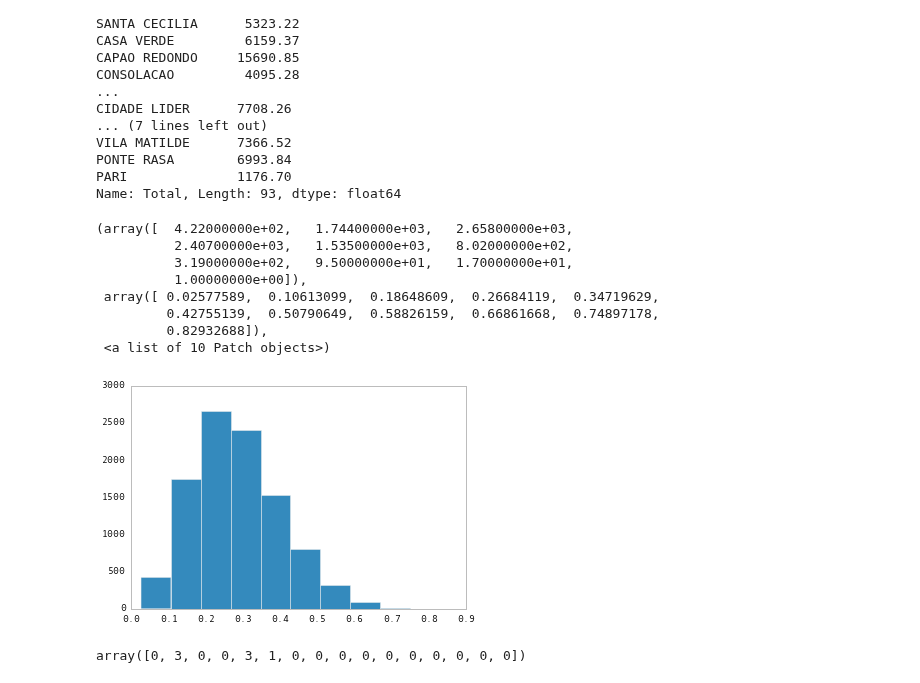
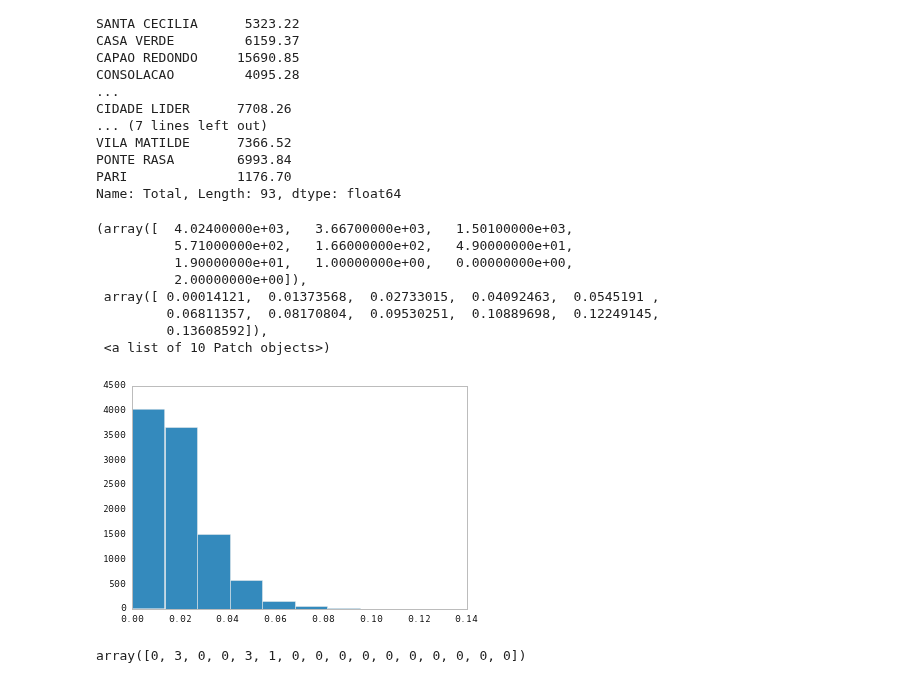
Before and after one commit to fonnesbeck/SaoPauloMeasles, a Jupyter notebook: Spatial Measles Model.ipynb, the cells around one changed output. Drawn from its saved outputs; the diff is of its cells as text; code cells hidden in the pictures.

```diff
--- a/Spatial Measles Model.ipynb
+++ b/Spatial Measles Model.ipynb
@@ -349,17 +349,17 @@ PARI              1176.70
 Name: Total, Length: 93, dtype: float64
 # %%
 from pymc import rbeta
-plt.hist(rbeta(4, 10, 10000))
+plt.hist(rbeta(2, 100, 10000))
 # %% [output]
-(array([  4.22000000e+02,   1.74400000e+03,   2.65800000e+03,
-          2.40700000e+03,   1.53500000e+03,   8.02000000e+02,
-          3.19000000e+02,   9.50000000e+01,   1.70000000e+01,
-          1.00000000e+00]),
- array([ 0.02577589,  0.10613099,  0.18648609,  0.26684119,  0.34719629,
-         0.42755139,  0.50790649,  0.58826159,  0.66861668,  0.74897178,
-         0.82932688]),
+(array([  4.02400000e+03,   3.66700000e+03,   1.50100000e+03,
+          5.71000000e+02,   1.66000000e+02,   4.90000000e+01,
+          1.90000000e+01,   1.00000000e+00,   0.00000000e+00,
+          2.00000000e+00]),
+ array([ 0.00014121,  0.01373568,  0.02733015,  0.04092463,  0.0545191 ,
+         0.06811357,  0.08170804,  0.09530251,  0.10889698,  0.12249145,
+         0.13608592]),
  <a list of 10 Patch objects>)
-[figure, old version]
+[figure, new version]
 # %%
 I_obs[10, :10].sum(0)
 # %% [output]
```
Also changed, not shown: parts of 29 cells of this notebook.
